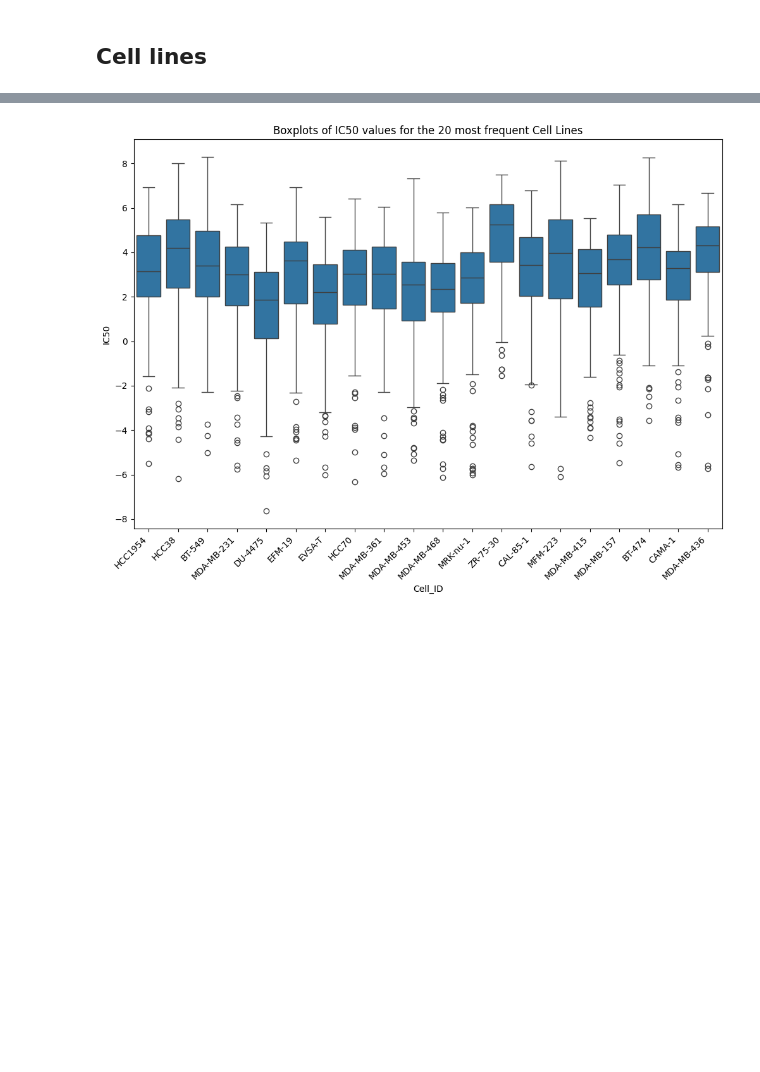
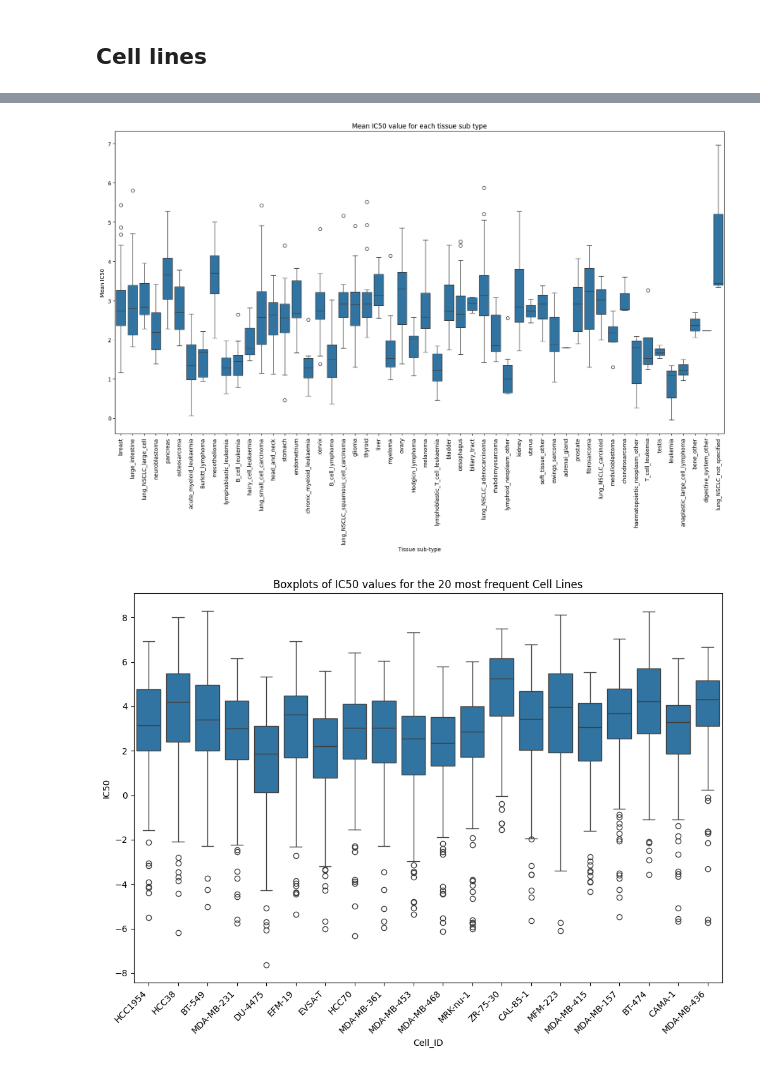
Before and after one commit to paulo-seixal/drug_sensitivity, a Jupyter notebook: exploration.ipynb, the cells around one changed output, grey strips where cells are left out. Drawn from its saved outputs; the diff is of its cells as text; code cells hidden in the pictures; blank space fills up the shorter version.

```diff
--- a/exploration.ipynb
+++ b/exploration.ipynb
@@ -258,3 +313,15 @@ cell_lines.head(20)
+# %%
+#boxplot with mean value of mean_y for each tissue
+plt.figure(figsize=(20,10))
+sns.boxplot(x='Tissue sub-type', y='Mean_Y', data=cell_lines)
+
+plt.title('Mean IC50 value for each tissue sub type')
+plt.xlabel('Tissue sub-type')
+plt.ylabel('Mean IC50')
+plt.xticks(rotation=90)
+plt.show()
+# %% [output]
+[figure, added]
 # %%
 # Get the 20 most frequent Cell Line_ID values
 top_20_cell = df['Cell Line_ID'].value_counts().nlargest(20).index
```
Also changed, not shown: parts of 21 cells of this notebook, 1 other file.
